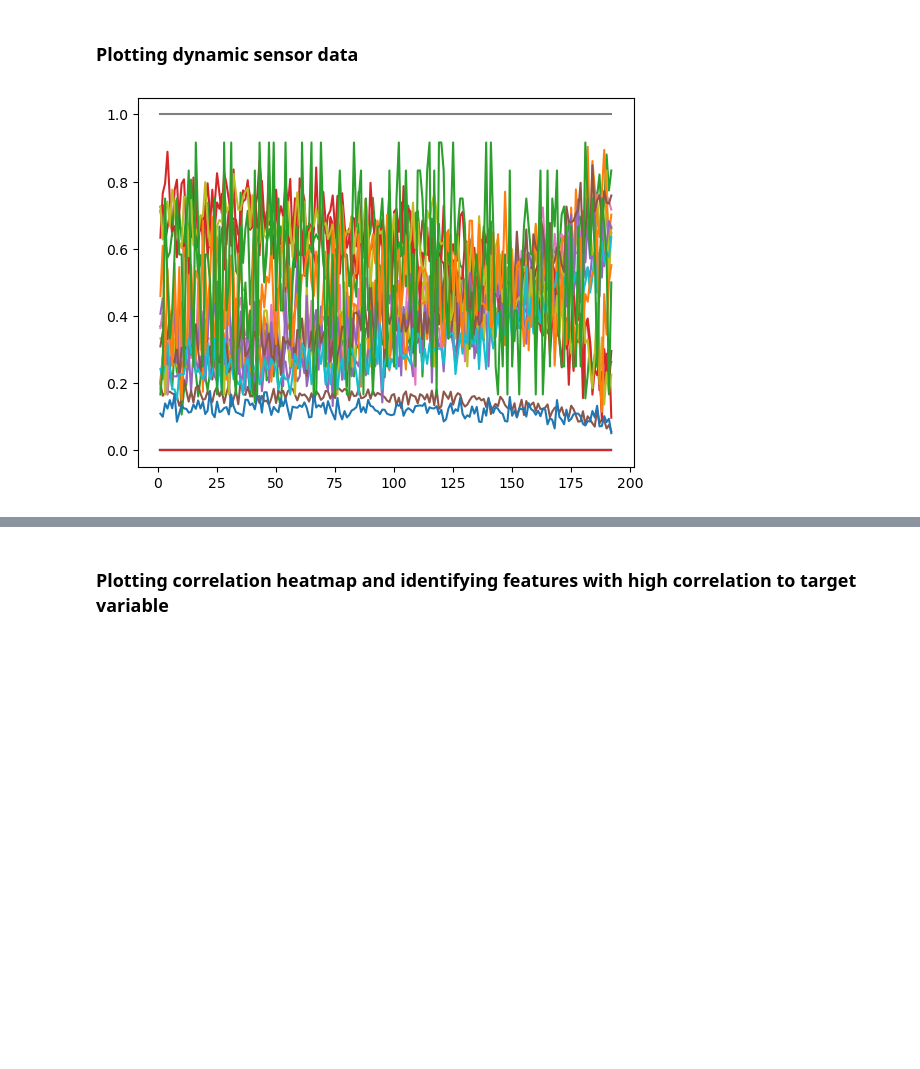
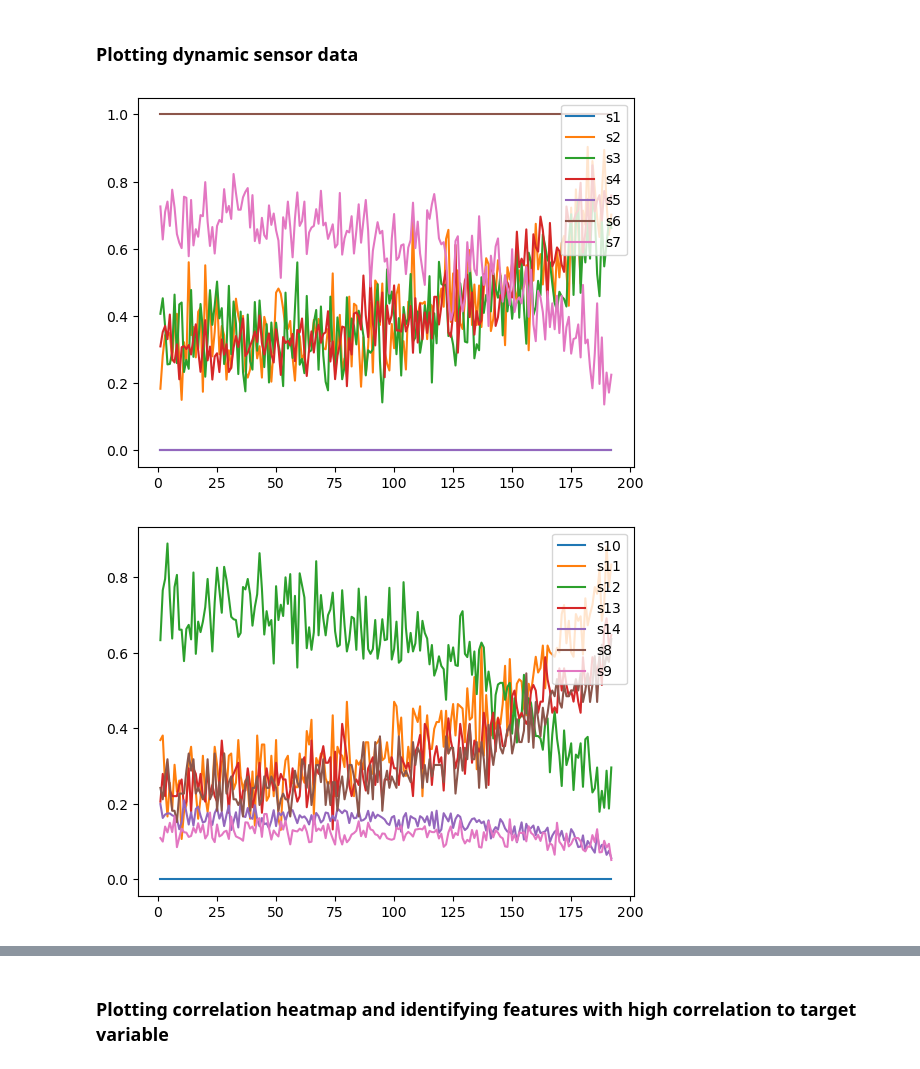
Before and after one commit to NechZ/Predictive-Maintenance, a Jupyter notebook: Engine-Predictive-Maintenance.ipynb, the cells around one changed output, grey strips where cells are left out. Saved outputs shown, nothing was run; the diff lists cells and outputs as text; code cells hidden in the pictures; blank space fills up the shorter version.

```diff
--- a/Engine-Predictive-Maintenance.ipynb
+++ b/Engine-Predictive-Maintenance.ipynb
@@ -193,10 +205,26 @@ test_data = prepare_test_data(test_data, ground_truth, 15)
 # %% [markdown]
 ### Plotting dynamic sensor data
-# %%
-# Plot dynamic sensor data
-for i in train_data.columns.difference(['id', 'cycle', 'label_bnc', 'RUL']):
-   plt.plot(train_data[train_data["id"] == 1]["cycle"], train_data[i][train_data["id"] == 1], label=i)
-    #print(i)
-plt.show()
-# %% [output]
-[figure, removed]
+# %%
+# Plot dynamic sensor data for sensor 1 to sensor 7 for engine 1
+for i in train_data.columns.difference(['id', 'cycle', 'label_bnc', 'RUL']):
+    if i in ['s1', 's2', 's3', 's4', 's5', 's6', 's7']:
+        plt.plot(train_data[train_data["id"] == 1]["cycle"], train_data[i][train_data["id"] == 1], label=i)
+plt.legend(loc='upper right')
+plt.show()
+
+# Plot dynamic sensor data for sensor 8 to sensor 14 for engine 1
+for i in train_data.columns.difference(['id', 'cycle', 'label_bnc', 'RUL']):
+    if i in ['s8', 's9', 's10', 's11', 's12', 's13', 's14']:
+        plt.plot(train_data[train_data["id"] == 1]["cycle"], train_data[i][train_data["id"] == 1], label=i)
+plt.legend(loc='upper right')
+plt.show()
+
+# Plot dynamic sensor data for sensor 15 to sensor 21 for engine 1
+for i in train_data.columns.difference(['id', 'cycle', 'label_bnc', 'RUL']):
+    if i in ['s15', 's16', 's17', 's18', 's19', 's20', 's21']:
+        plt.plot(train_data[train_data["id"] == 1]["cycle"], train_data[i][train_data["id"] == 1], label=i)
+plt.legend(loc='upper right')
+plt.show()
+# %% [output]
+[figure, added]
+[figure, added]
```
Also changed, not shown: parts of 9 cells of this notebook.
